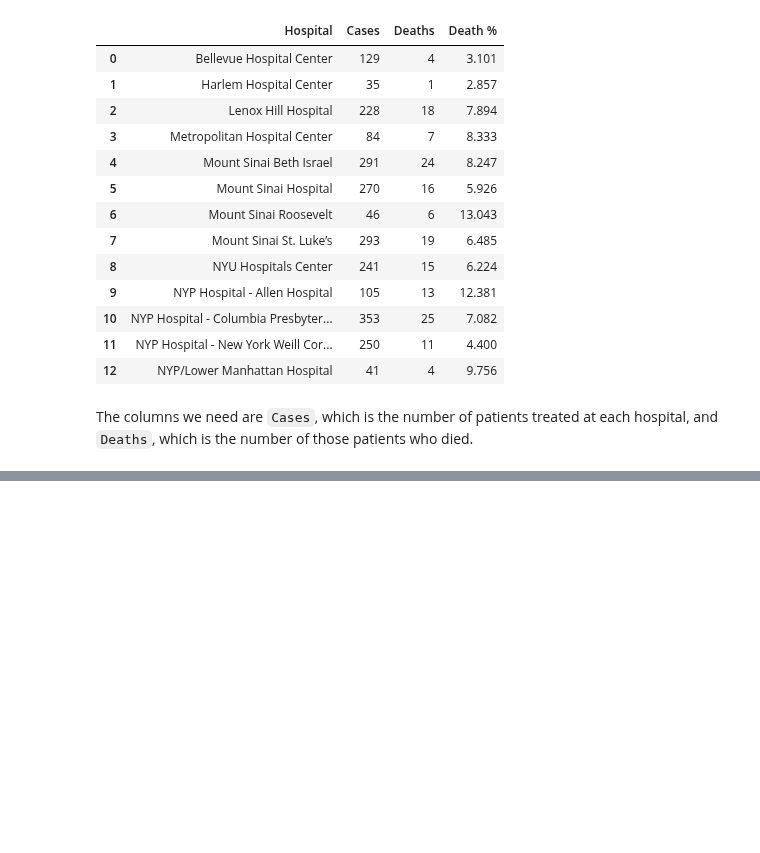
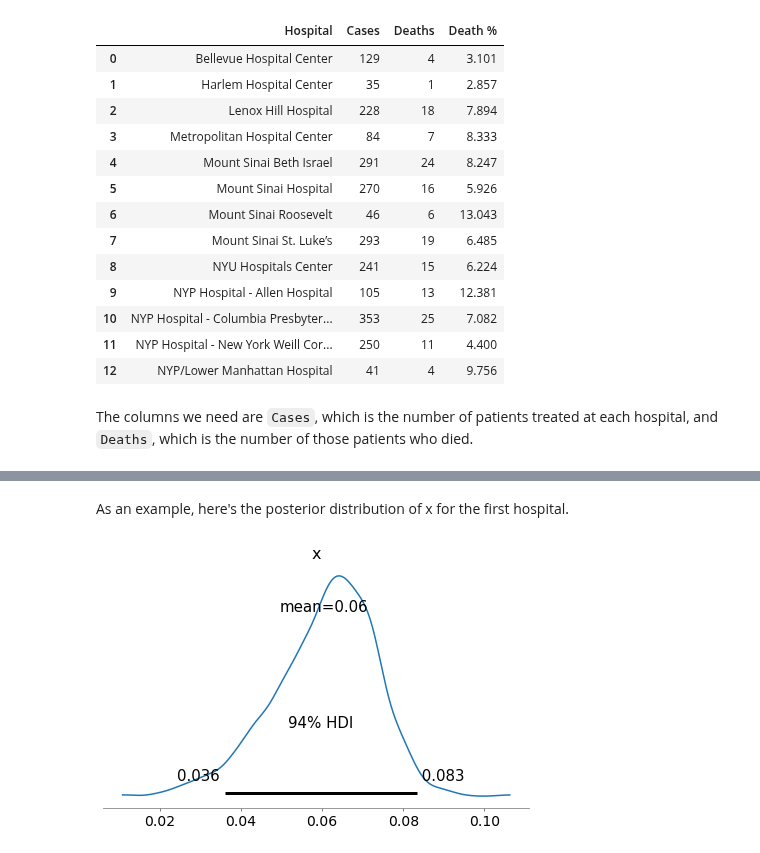
Before and after one commit to AllenDowney/ThinkBayes2, a Jupyter notebook: examples/hospital.ipynb, the cells around one changed output, grey strips where cells are left out. Saved outputs shown, nothing was run; the diff lists cells and outputs as text; code cells hidden in the pictures; blank space fills up the shorter version.

```diff
--- a/examples/hospital.ipynb
+++ b/examples/hospital.ipynb
@@ -654,0 +159,7 @@ data
+# %% [markdown]
+As an example, here's the posterior distribution of x for the first hospital.
+# %%
+with model:
+    az.plot_posterior(trace_xs[0])
+# %% [output]
+[figure, added]
```
Also changed, not shown: parts of 178 cells of this notebook.
